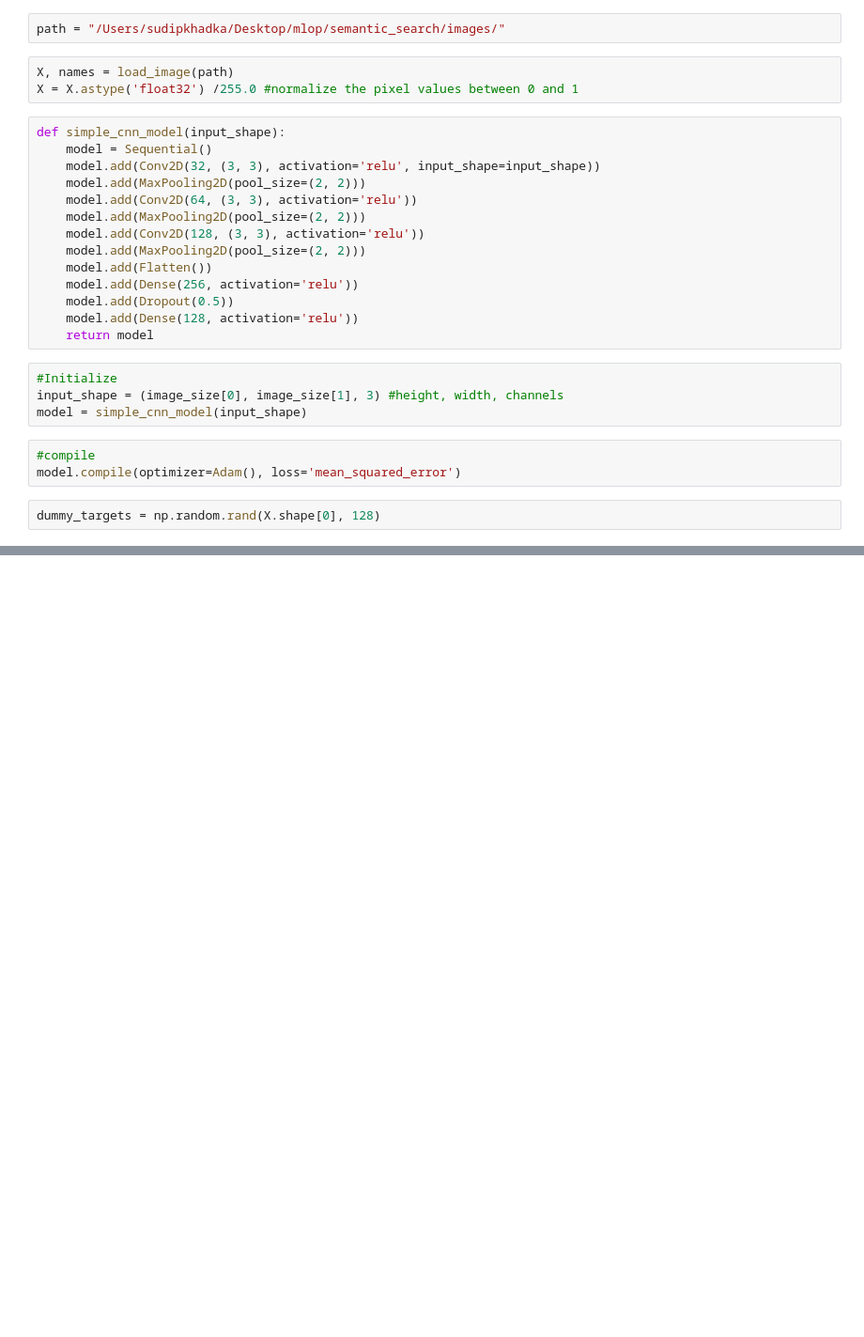
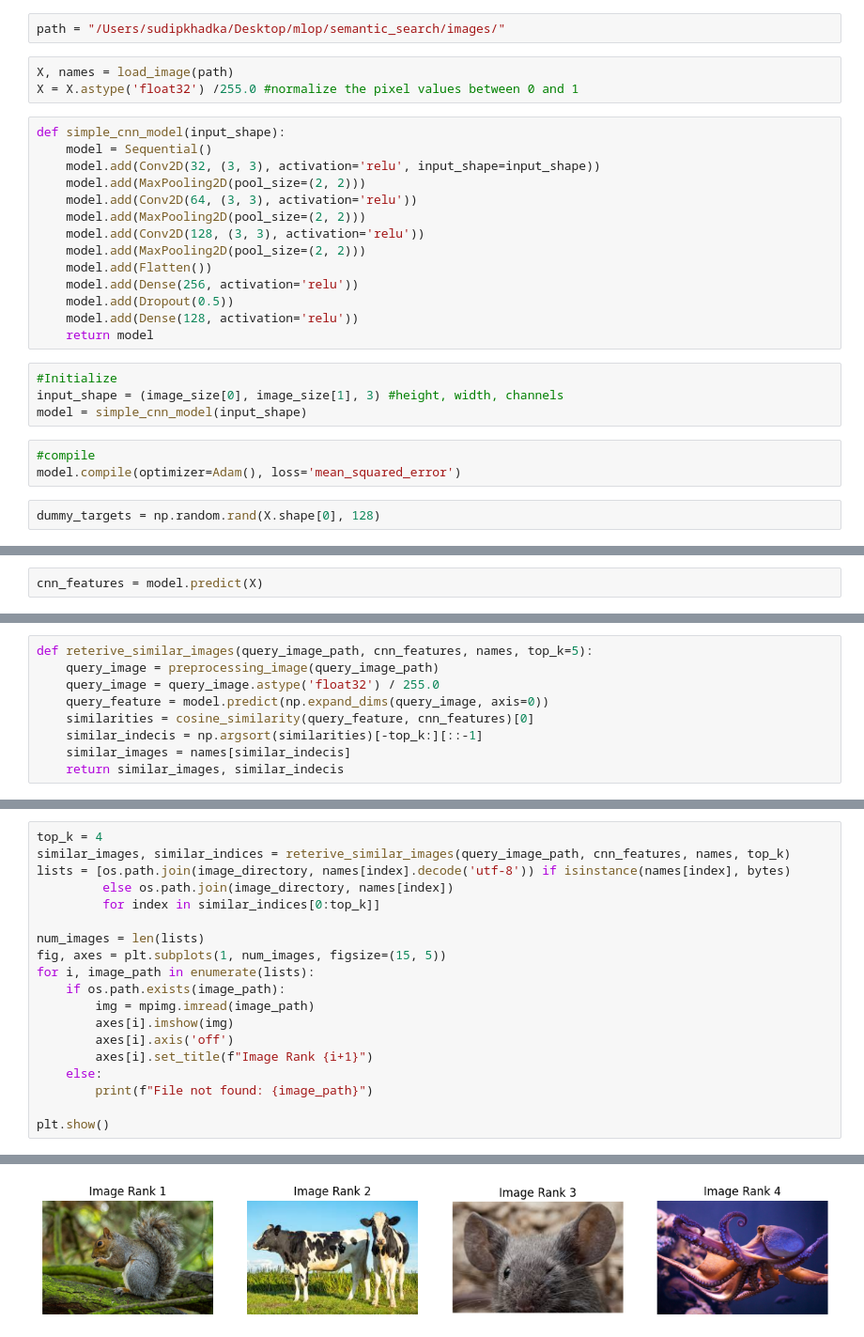
Before and after one commit to sudkc37/Image-Reterival-System, a Jupyter notebook: research/CNN_based_custom_model.ipynb, the cells around one changed output, grey strips where cells are left out. Shown at 94% size. Saved outputs shown, nothing was run; the diff lists cells and outputs as text; blank space fills up the shorter version.

```diff
--- a/research/CNN_based_custom_model.ipynb
+++ b/research/CNN_based_custom_model.ipynb
@@ -82 +87,3 @@ Epoch 150/150
 <keras.src.callbacks.history.History at 0x...>
+# %%
+cnn_features = model.predict(X)
@@ -82,0 +101,9 @@ Epoch 150/150
+# %%
+def reterive_similar_images(query_image_path, cnn_features, names, top_k=5):
+    query_image = preprocessing_image(query_image_path)
+    query_image = query_image.astype('float32') / 255.0
+    query_feature = model.predict(np.expand_dims(query_image, axis=0))
+    similarities = cosine_similarity(query_feature, cnn_features)[0]
+    similar_indecis = np.argsort(similarities)[-top_k:][::-1]
+    similar_images = names[similar_indecis]
+    return similar_images, similar_indecis
@@ -82,0 +133,20 @@ Epoch 150/150
+# %%
+top_k = 4
+similar_images, similar_indices = reterive_similar_images(query_image_path, cnn_features, names, top_k)
+lists = [os.path.join(image_directory, names[index].decode('utf-8')) if isinstance(names[index], bytes)
+         else os.path.join(image_directory, names[index])
+         for index in similar_indices[0:top_k]]
+
+num_images = len(lists)
+fig, axes = plt.subplots(1, num_images, figsize=(15, 5))
+for i, image_path in enumerate(lists):
+    if os.path.exists(image_path):
+        img = mpimg.imread(image_path)
+        axes[i].imshow(img)
+        axes[i].axis('off')
+        axes[i].set_title(f"Image Rank {i+1}")
+    else:
+        print(f"File not found: {image_path}")
+
+plt.show()
+# %% [output]
@@ -82,0 +154 @@ Epoch 150/150
+[figure, added]
```
Also changed, not shown: parts of 10 cells of this notebook, 5 other files.
